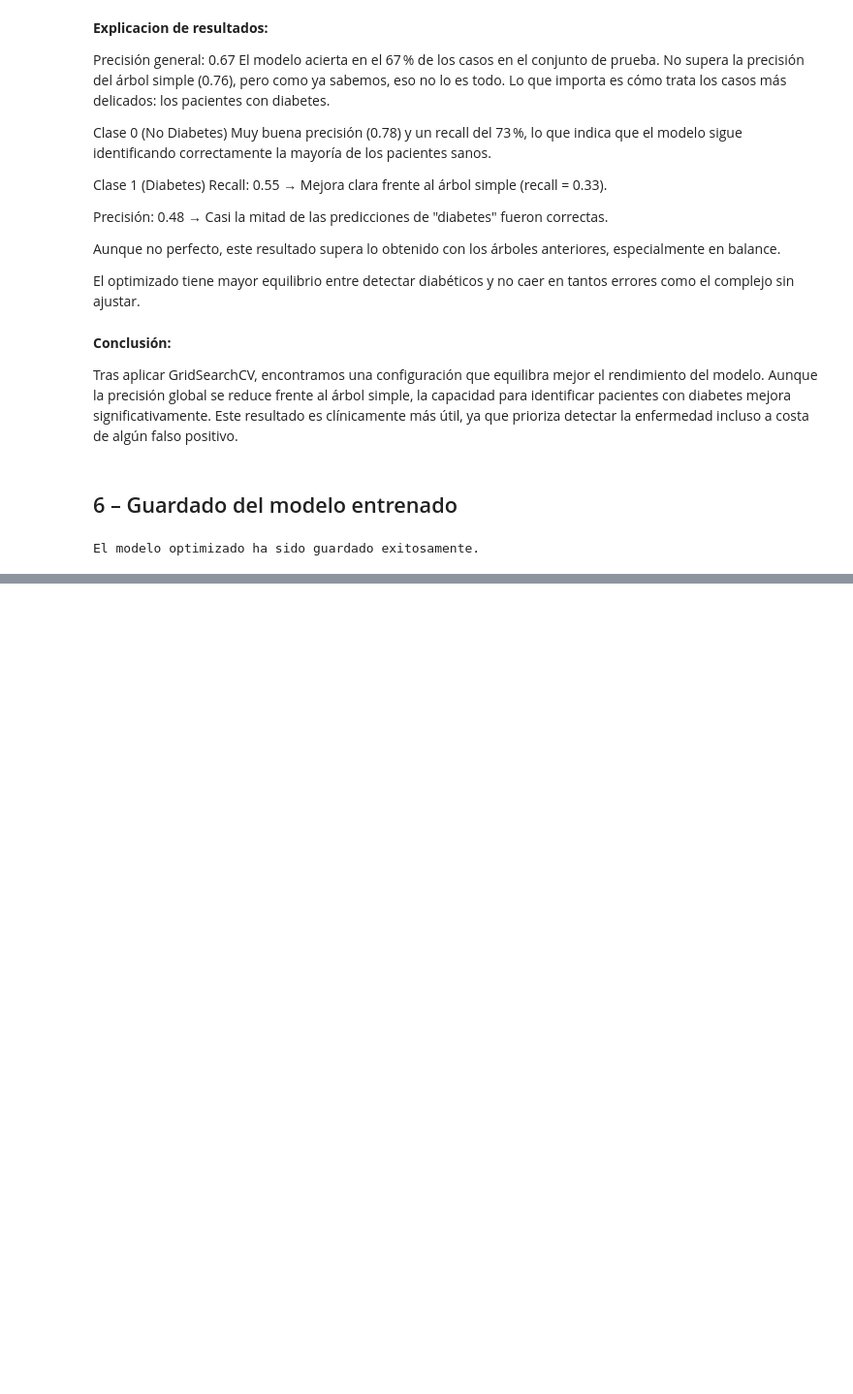
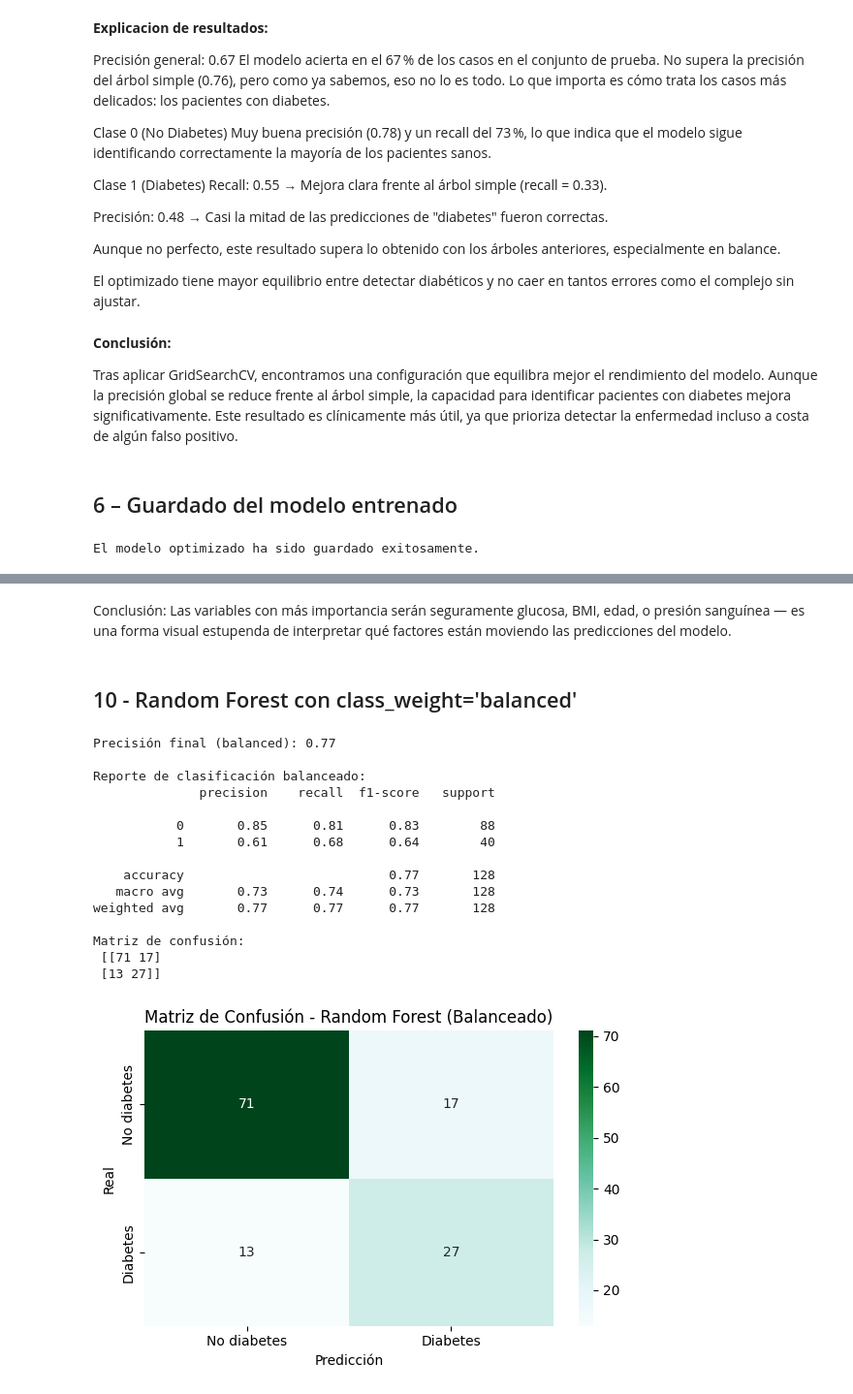
Before and after one commit to 4GeeksAcademy/Jacinto-Proyecto-Tutorial-de-Mejorando-Algoritmos, a Jupyter notebook: src/explore.ipynb, the cells around one changed output, grey strips where cells are left out. Shown at 97% size. Saved outputs shown, nothing was run; the diff lists cells and outputs as text; code cells hidden in the pictures; blank space fills up the shorter version.

```diff
--- a/src/explore.ipynb
+++ b/src/explore.ipynb
@@ -461,0 +623,55 @@ El modelo optimizado ha sido guardado exitosamente.
+# %% [markdown]
+Conclusión: Las variables con más importancia serán seguramente glucosa, BMI, edad, o presión sanguínea — es una forma visual estupenda de interpretar qué factores están moviendo las predicciones del modelo.
+# %% [markdown]
+## 10 - Random Forest con class_weight='balanced'
+# %%
+# Entrenamiento del nuevo modelo balanceado
+rf_balanceado = RandomForestClassifier(
+    n_estimators=grid_search.best_params_['n_estimators'],
+    max_depth=grid_search.best_params_['max_depth'],
+    min_samples_split=grid_search.best_params_['min_samples_split'],
+    class_weight='balanced',  # Clave añadida
+    random_state=42
+)
+
+rf_balanceado.fit(X_train, y_train)
+y_pred_balanceado = rf_balanceado.predict(X_test)
+
+# Evaluación del nuevo modelo
+print(f"Precisión final (balanced): {accuracy_score(y_test, y_pred_balanceado):.2f}")
+print("\nReporte de clasificación balanceado:")
+print(classification_report(y_test, y_pred_balanceado, zero_division=0))
+
+# Matriz de confusión
+matriz = confusion_matrix(y_test, y_pred_balanceado)
+
+# Mostrar como texto
+print("Matriz de confusión:\n", matriz)
+
+# Visualización con heatmap
+plt.figure(figsize=(6, 4))
+sns.heatmap(matriz, annot=True, fmt='d', cmap='BuGn',
+            xticklabels=['No diabetes', 'Diabetes'],
+            yticklabels=['No diabetes', 'Diabetes'])
+plt.title("Matriz de Confusión - Random Forest (Balanceado)")
+plt.xlabel("Predicción")
+plt.ylabel("Real")
+plt.tight_layout()
+plt.show()
+# %% [output]
+Precisión final (balanced): 0.77
+
+Reporte de clasificación balanceado:
+              precision    recall  f1-score   support
+
+           0       0.85      0.81      0.83        88
+           1       0.61      0.68      0.64        40
+
+    accuracy                           0.77       128
+   macro avg       0.73      0.74      0.73       128
+weighted avg       0.77      0.77      0.77       128
+
+Matriz de confusión:
+ [[71 17]
+ [13 27]]
+[figure, added]
```
Also changed, not shown: parts of 15 cells of this notebook, 1 other file.
